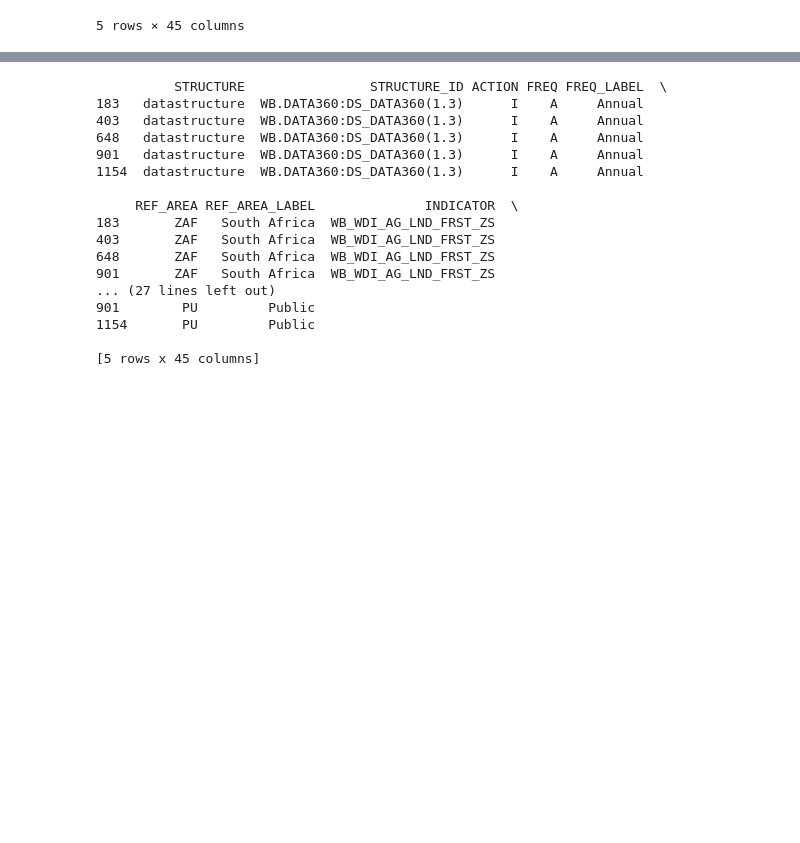
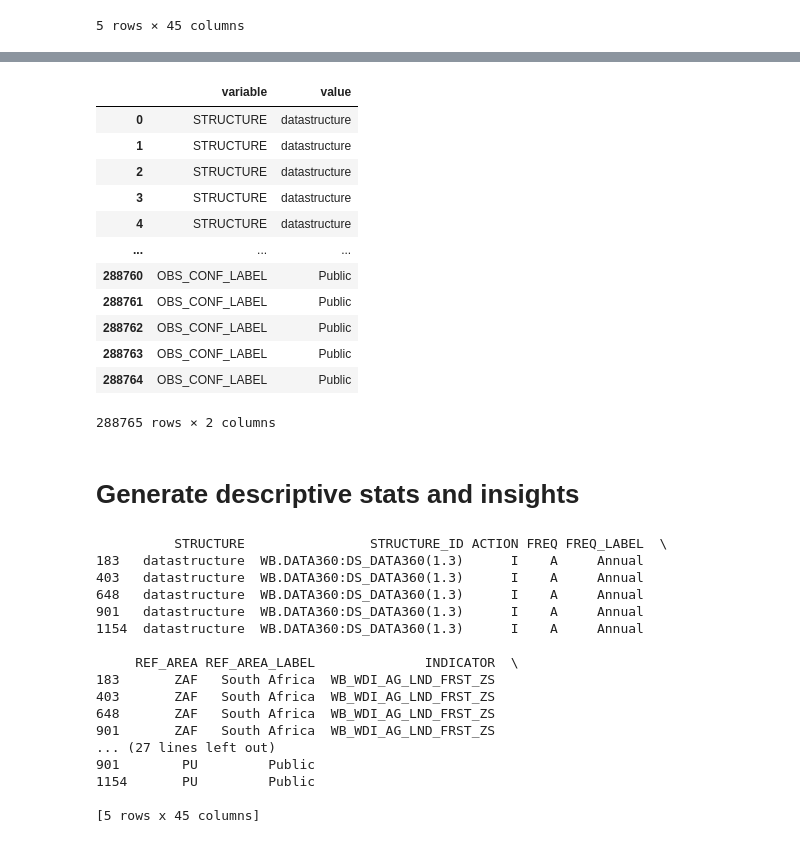
Before and after one commit to Tshepo103/Data-analysis-assignment, a Jupyter notebook: data analysis assignment.ipynb, the cells around one changed output, grey strips where cells are left out. Drawn from its saved outputs; the diff is of its cells as text; code cells hidden in the pictures; blank space fills up the shorter version.

```diff
--- a/data analysis assignment.ipynb
+++ b/data analysis assignment.ipynb
@@ -3,7 +5,7 @@
 # %%
-
+#load csv
 import pandas as pd
 
-forest_df = pd.read_csv(r"C:\Users\Admin\Desktop\Data analysis assignment\Forest area.csv",header=0)
-water_df = pd.read_csv(r"C:\Users\Admin\Desktop\Data analysis assignment\Freshwater withdrawals.csv",header=0)
+forest_df = pd.read_csv(r"C:\Users\Admin\Downloads\BIG-DATA GROUP ASSIGNMENT\BIG-DATA GROUP ASSIGNMENT\Forest area.csv", header=0)
+water_df = pd.read_csv(r"C:\Users\Admin\Downloads\BIG-DATA GROUP ASSIGNMENT\BIG-DATA GROUP ASSIGNMENT\Freshwater withdrawals.csv", header=0)
 # %%
@@ -33,3 +69,23 @@ pd.melt(water_df)
+# %%
+# melt the datasets
+pd.melt(forest_df)
+pd.melt(water_df)
+# %% [output]
+|  | variable | value |
+| 0 | STRUCTURE | datastructure |
+| 1 | STRUCTURE | datastructure |
+| 2 | STRUCTURE | datastructure |
+| 3 | STRUCTURE | datastructure |
+| 4 | STRUCTURE | datastructure |
+| ... | ... | ... |
+| 288760 | OBS_CONF_LABEL | Public |
+| 288761 | OBS_CONF_LABEL | Public |
+| 288762 | OBS_CONF_LABEL | Public |
+| 288763 | OBS_CONF_LABEL | Public |
+| 288764 | OBS_CONF_LABEL | Public |
+288765 rows × 2 columns
+# %% [markdown]
+# Generate descriptive stats and insights
 # %%
 south_africa_forest = forest_df[forest_df['REF_AREA_LABEL'] == 'South Africa']
 print(south_africa_forest.head())
```
Also changed, not shown: parts of 39 cells of this notebook, 5 other files.
